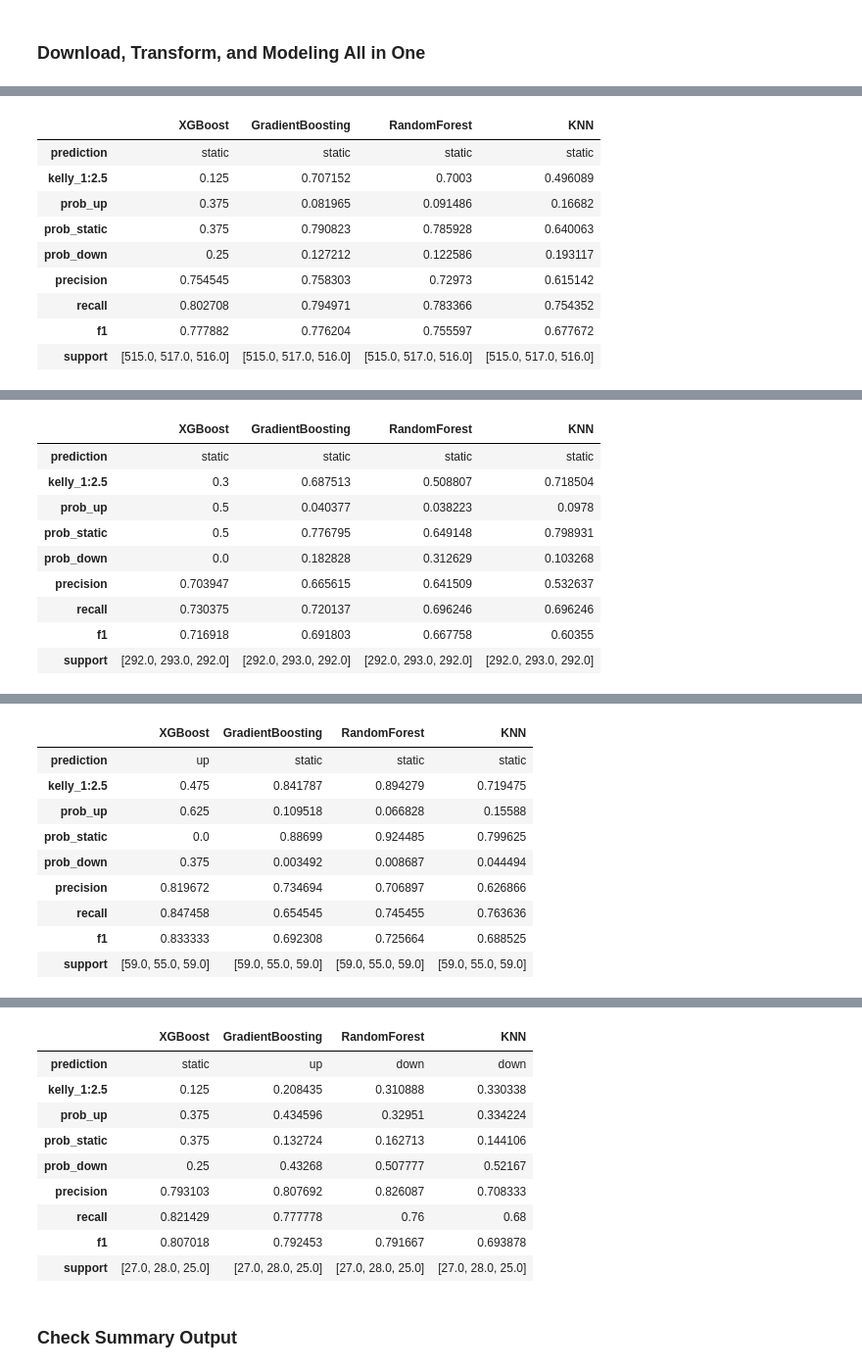
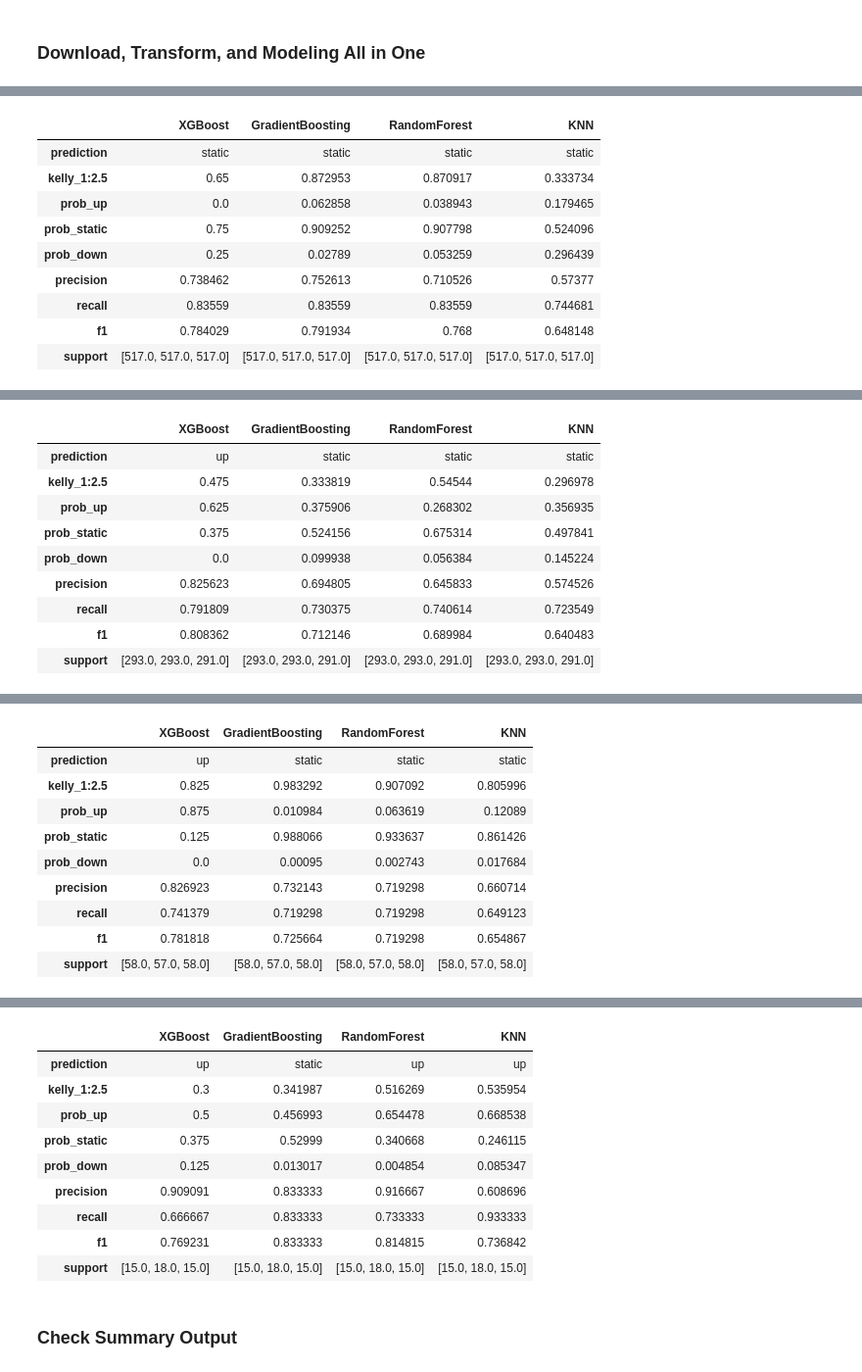
Before and after one commit to yuchild/stock_production, a Jupyter notebook: stock_next_time_frame_predictor.ipynb, the cells around one changed output, grey strips where cells are left out. Shown at 98% size. Drawn from its saved outputs; the diff is of its cells as text; code cells hidden in the pictures.

```diff
--- a/stock_next_time_frame_predictor.ipynb
+++ b/stock_next_time_frame_predictor.ipynb
@@ -45,3 +45,3 @@ from src import functions as f
 # %%
-f.predictions('mu')
+f.predictions('nvda')
 # %% [output]
@@ -82,10 +82,10 @@ MU 1h Interval Timestamp: 2024-10-20 00:48:34
 |  | XGBoost | GradientBoosting | RandomForest | KNN |
 | prediction | static | static | static | static |
-| kelly_1:2.5 | 0.125 | 0.707152 | 0.7003 | 0.496089 |
-| prob_up | 0.375 | 0.081965 | 0.091486 | 0.16682 |
-| prob_static | 0.375 | 0.790823 | 0.785928 | 0.640063 |
-| prob_down | 0.25 | 0.127212 | 0.122586 | 0.193117 |
-| precision | 0.754545 | 0.758303 | 0.72973 | 0.615142 |
-| recall | 0.802708 | 0.794971 | 0.783366 | 0.754352 |
-| f1 | 0.777882 | 0.776204 | 0.755597 | 0.677672 |
-| support | [515.0, 517.0, 516.0] | [515.0, 517.0, 516.0] | [515.0, 517.0, 516.0] | [515.0, 517.0, 516.0] |
+| kelly_1:2.5 | 0.65 | 0.872953 | 0.870917 | 0.333734 |
+| prob_up | 0.0 | 0.062858 | 0.038943 | 0.179465 |
+| prob_static | 0.75 | 0.909252 | 0.907798 | 0.524096 |
+| prob_down | 0.25 | 0.02789 | 0.053259 | 0.296439 |
+| precision | 0.738462 | 0.752613 | 0.710526 | 0.57377 |
+| recall | 0.83559 | 0.83559 | 0.83559 | 0.744681 |
+| f1 | 0.784029 | 0.791934 | 0.768 | 0.648148 |
+| support | [517.0, 517.0, 517.0] | [517.0, 517.0, 517.0] | [517.0, 517.0, 517.0] | [517.0, 517.0, 517.0] |
@@ -93,10 +93,10 @@ MU 1d Interval Timestamp: 2024-10-20 00:48:42
 |  | XGBoost | GradientBoosting | RandomForest | KNN |
-| prediction | static | static | static | static |
-| kelly_1:2.5 | 0.3 | 0.687513 | 0.508807 | 0.718504 |
-| prob_up | 0.5 | 0.040377 | 0.038223 | 0.0978 |
-| prob_static | 0.5 | 0.776795 | 0.649148 | 0.798931 |
-| prob_down | 0.0 | 0.182828 | 0.312629 | 0.103268 |
-| precision | 0.703947 | 0.665615 | 0.641509 | 0.532637 |
-| recall | 0.730375 | 0.720137 | 0.696246 | 0.696246 |
-| f1 | 0.716918 | 0.691803 | 0.667758 | 0.60355 |
-| support | [292.0, 293.0, 292.0] | [292.0, 293.0, 292.0] | [292.0, 293.0, 292.0] | [292.0, 293.0, 292.0] |
+| prediction | up | static | static | static |
+| kelly_1:2.5 | 0.475 | 0.333819 | 0.54544 | 0.296978 |
+| prob_up | 0.625 | 0.375906 | 0.268302 | 0.356935 |
+| prob_static | 0.375 | 0.524156 | 0.675314 | 0.497841 |
+| prob_down | 0.0 | 0.099938 | 0.056384 | 0.145224 |
+| precision | 0.825623 | 0.694805 | 0.645833 | 0.574526 |
+| recall | 0.791809 | 0.730375 | 0.740614 | 0.723549 |
+| f1 | 0.808362 | 0.712146 | 0.689984 | 0.640483 |
+| support | [293.0, 293.0, 291.0] | [293.0, 293.0, 291.0] | [293.0, 293.0, 291.0] | [293.0, 293.0, 291.0] |
@@ -104,10 +104,10 @@ MU 1wk Interval Timestamp: 2024-10-20 00:48:47
 |  | XGBoost | GradientBoosting | RandomForest | KNN |
 | prediction | up | static | static | static |
-| kelly_1:2.5 | 0.475 | 0.841787 | 0.894279 | 0.719475 |
-| prob_up | 0.625 | 0.109518 | 0.066828 | 0.15588 |
-| prob_static | 0.0 | 0.88699 | 0.924485 | 0.799625 |
-| prob_down | 0.375 | 0.003492 | 0.008687 | 0.044494 |
-| precision | 0.819672 | 0.734694 | 0.706897 | 0.626866 |
-| recall | 0.847458 | 0.654545 | 0.745455 | 0.763636 |
-| f1 | 0.833333 | 0.692308 | 0.725664 | 0.688525 |
-| support | [59.0, 55.0, 59.0] | [59.0, 55.0, 59.0] | [59.0, 55.0, 59.0] | [59.0, 55.0, 59.0] |
+| kelly_1:2.5 | 0.825 | 0.983292 | 0.907092 | 0.805996 |
+| prob_up | 0.875 | 0.010984 | 0.063619 | 0.12089 |
+| prob_static | 0.125 | 0.988066 | 0.933637 | 0.861426 |
+| prob_down | 0.0 | 0.00095 | 0.002743 | 0.017684 |
+| precision | 0.826923 | 0.732143 | 0.719298 | 0.660714 |
+| recall | 0.741379 | 0.719298 | 0.719298 | 0.649123 |
+| f1 | 0.781818 | 0.725664 | 0.719298 | 0.654867 |
+| support | [58.0, 57.0, 58.0] | [58.0, 57.0, 58.0] | [58.0, 57.0, 58.0] | [58.0, 57.0, 58.0] |
@@ -115,13 +115,13 @@ MU 1mo Interval Timestamp: 2024-10-20 00:48:49
 |  | XGBoost | GradientBoosting | RandomForest | KNN |
-| prediction | static | up | down | down |
-| kelly_1:2.5 | 0.125 | 0.208435 | 0.310888 | 0.330338 |
-| prob_up | 0.375 | 0.434596 | 0.32951 | 0.334224 |
-| prob_static | 0.375 | 0.132724 | 0.162713 | 0.144106 |
-| prob_down | 0.25 | 0.43268 | 0.507777 | 0.52167 |
-| precision | 0.793103 | 0.807692 | 0.826087 | 0.708333 |
-| recall | 0.821429 | 0.777778 | 0.76 | 0.68 |
-| f1 | 0.807018 | 0.792453 | 0.791667 | 0.693878 |
-| support | [27.0, 28.0, 25.0] | [27.0, 28.0, 25.0] | [27.0, 28.0, 25.0] | [27.0, 28.0, 25.0] |
+| prediction | up | static | up | up |
+| kelly_1:2.5 | 0.3 | 0.341987 | 0.516269 | 0.535954 |
+| prob_up | 0.5 | 0.456993 | 0.654478 | 0.668538 |
+| prob_static | 0.375 | 0.52999 | 0.340668 | 0.246115 |
+| prob_down | 0.125 | 0.013017 | 0.004854 | 0.085347 |
+| precision | 0.909091 | 0.833333 | 0.916667 | 0.608696 |
+| recall | 0.666667 | 0.833333 | 0.733333 | 0.933333 |
+| f1 | 0.769231 | 0.833333 | 0.814815 | 0.736842 |
+| support | [15.0, 18.0, 15.0] | [15.0, 18.0, 15.0] | [15.0, 18.0, 15.0] | [15.0, 18.0, 15.0] |
 # %% [markdown]
 ### Check Summary Output
 # %%
```
Also changed, not shown: parts of 3 cells of this notebook, 14 other files.
